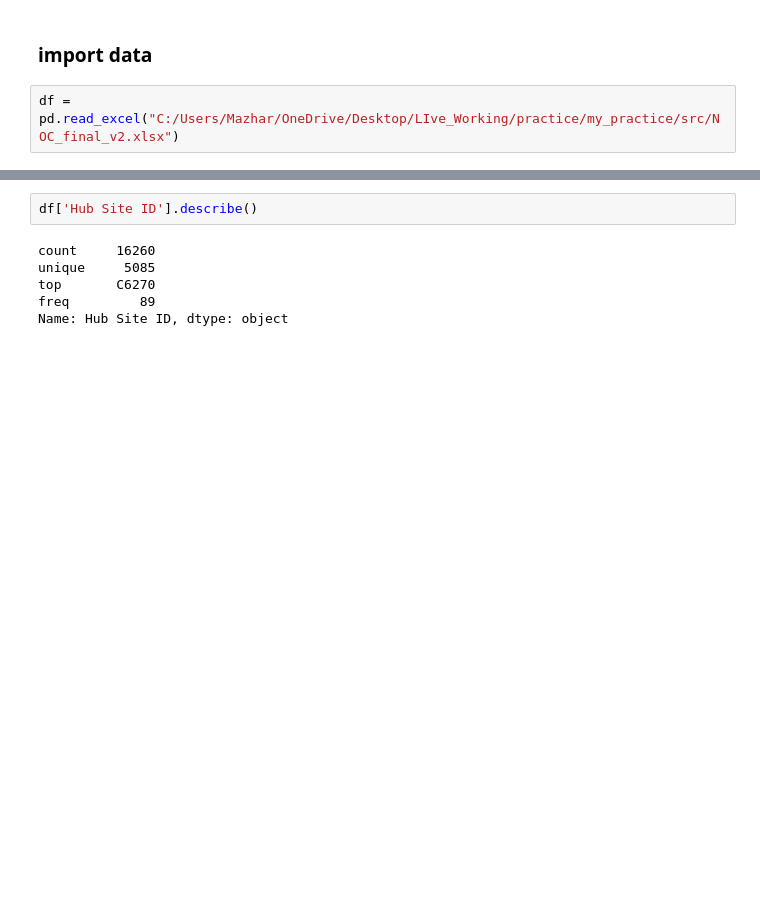
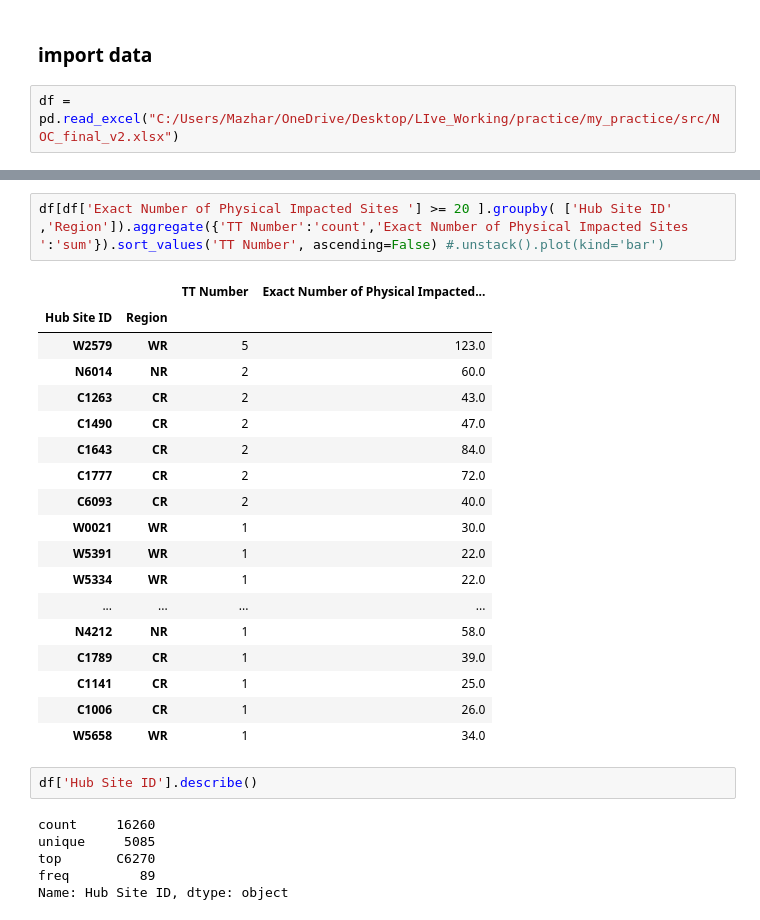
Before and after one commit to ACES-SDG/Test_Cases, a Jupyter notebook: src/NOC.ipynb, the cells around one changed output, grey strips where cells are left out. Saved outputs shown, nothing was run; the diff lists cells and outputs as text; blank space fills up the shorter version.

```diff
--- a/src/NOC.ipynb
+++ b/src/NOC.ipynb
@@ -7,3 +77,24 @@ df = pd.read_excel("C:/Users/Mazhar/OneDrive/Desktop/LIve_Working/practice/my_pr
+# %%
+df[df['Exact Number of Physical Impacted Sites '] >= 20 ].groupby( ['Hub Site ID' ,'Region']).aggregate({'TT Number':'count','Exact Number of Physical Impacted Sites ':'sum'}).sort_values('TT Number', ascending=False) #.unstack().plot(kind='bar')
+# %% [output]
+|  |  | TT Number | Exact Number of Physical Impacted... |
+| Hub Site ID | Region |  |  |
+| W2579 | WR | 5 | 123.0 |
+| N6014 | NR | 2 | 60.0 |
+| C1263 | CR | 2 | 43.0 |
+| C1490 | CR | 2 | 47.0 |
+| C1643 | CR | 2 | 84.0 |
+| C1777 | CR | 2 | 72.0 |
+| C6093 | CR | 2 | 40.0 |
+| W0021 | WR | 1 | 30.0 |
+| W5391 | WR | 1 | 22.0 |
+| W5334 | WR | 1 | 22.0 |
+| ... | ... | ... | ... |
+| N4212 | NR | 1 | 58.0 |
+| C1789 | CR | 1 | 39.0 |
+| C1141 | CR | 1 | 25.0 |
+| C1006 | CR | 1 | 26.0 |
+| W5658 | WR | 1 | 34.0 |
 # %%
 df['Hub Site ID'].describe()
 # %% [output]
```
Also changed, not shown: parts of 5 cells of this notebook, 2 other files.
